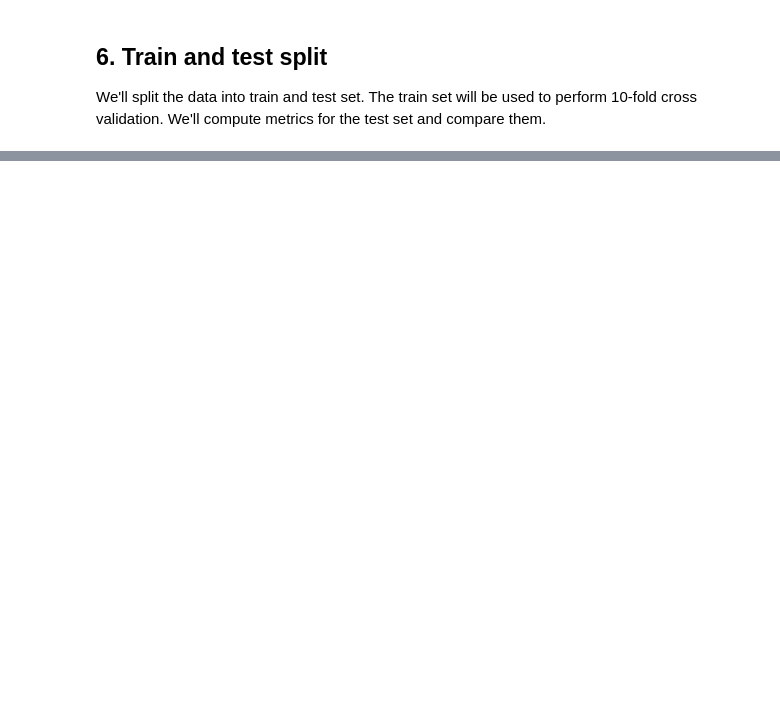
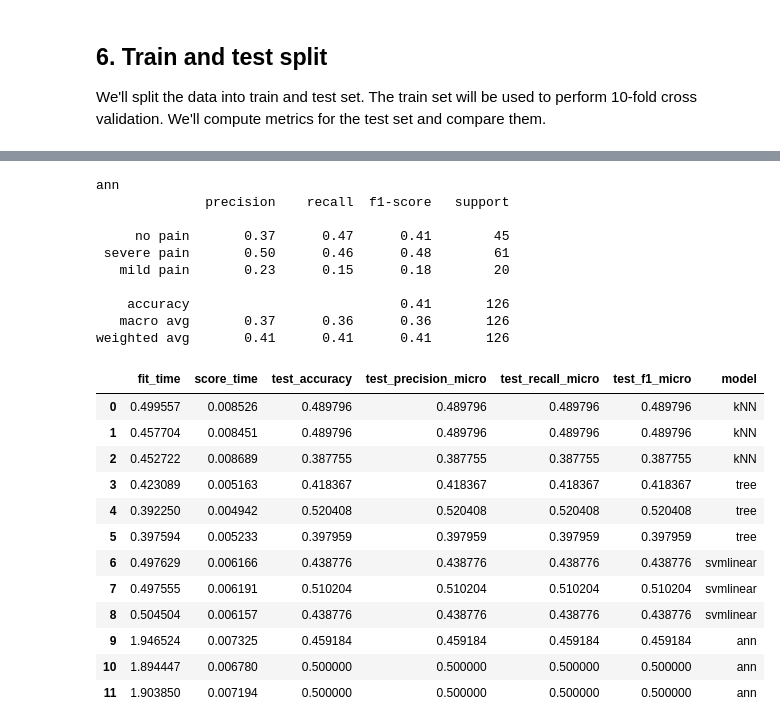
Before and after one commit to victorsanunes/machine-learning-final-project, a Jupyter notebook: notebooks/modeling-v0.ipynb, the cells around one changed output, grey strips where cells are left out. Saved outputs shown, nothing was run; the diff lists cells and outputs as text; code cells hidden in the pictures; blank space fills up the shorter version.

Commit message:
Added experimentation
- Added metrics computation
- Experiments for 3 targets

```diff
--- a/notebooks/modeling-v0.ipynb
+++ b/notebooks/modeling-v0.ipynb
@@ -162,8 +90,0 @@ cv = experiments.cv
-# %%
-from sklearn.model_selection import cross_val_score
-
-result = {}
-for alg, clf in algorithms.items():
-    result[alg] = cross_val_score(clf, X_train, y_train['Costa_superior_agg'], cv=cv)
-
-result_df = pd.DataFrame.from_dict(result)
@@ -183,0 +91,37 @@ result_df
+# %%
+from sklearn.metrics import classification_report
+from sklearn.model_selection import cross_val_score, cross_validate
+
+def run_exps(X_train: pd.DataFrame , y_train: pd.DataFrame, X_test: pd.DataFrame, y_test: pd.DataFrame) -> pd.DataFrame:
+    '''
+    Lightweight script to test many models and find winners
+    :param X_train: training split
+    :param y_train: training target vector
+    :param X_test: test split
+    :param y_test: test target vector
+    :return: DataFrame of predictions
+    '''
+
+    dfs = []
+
+    # results = []
+    names = []
+    scoring = ['accuracy', 'precision_micro', 'recall_micro', 'f1_micro']
+    target_names = ['no pain', 'severe pain', 'mild pain']
+    for name, model in algorithms.items():
+        kfold = cv#StratifiedKFold(n_splits=3, random_state=42, shuffle=True)
+        cv_results = cross_validate(model, X_train, y_train, cv=kfold, scoring=scoring)
+        clf = model.fit(X_train, y_train)
+        y_pred = clf.predict(X_test)
+        print(name)
+        print(classification_report(y_test, y_pred, target_names=target_names))
+        # results.append(cv_results)
+        names.append(name)
+        this_df = pd.DataFrame(cv_results)
+        this_df['model'] = name
+        dfs.append(this_df)
+    final = pd.concat(dfs, ignore_index=True)
+    return final
+# %%
+run_exps(X_train, y_train[target_column], X_test, y_test[target_column])
+# %% [output]
@@ -183,0 +145,23 @@ result_df
+ann
+              precision    recall  f1-score   support
+
+     no pain       0.37      0.47      0.41        45
+ severe pain       0.50      0.46      0.48        61
+   mild pain       0.23      0.15      0.18        20
+
+    accuracy                           0.41       126
+   macro avg       0.37      0.36      0.36       126
+weighted avg       0.41      0.41      0.41       126
+|  | fit_time | score_time | test_accuracy | test_precision_micro | test_recall_micro | test_f1_micro | model |
+| 0 | 0.499557 | 0.008526 | 0.489796 | 0.489796 | 0.489796 | 0.489796 | kNN |
+| 1 | 0.457704 | 0.008451 | 0.489796 | 0.489796 | 0.489796 | 0.489796 | kNN |
+| 2 | 0.452722 | 0.008689 | 0.387755 | 0.387755 | 0.387755 | 0.387755 | kNN |
+| 3 | 0.423089 | 0.005163 | 0.418367 | 0.418367 | 0.418367 | 0.418367 | tree |
+| 4 | 0.392250 | 0.004942 | 0.520408 | 0.520408 | 0.520408 | 0.520408 | tree |
+| 5 | 0.397594 | 0.005233 | 0.397959 | 0.397959 | 0.397959 | 0.397959 | tree |
+| 6 | 0.497629 | 0.006166 | 0.438776 | 0.438776 | 0.438776 | 0.438776 | svmlinear |
+| 7 | 0.497555 | 0.006191 | 0.510204 | 0.510204 | 0.510204 | 0.510204 | svmlinear |
+| 8 | 0.504504 | 0.006157 | 0.438776 | 0.438776 | 0.438776 | 0.438776 | svmlinear |
+| 9 | 1.946524 | 0.007325 | 0.459184 | 0.459184 | 0.459184 | 0.459184 | ann |
+| 10 | 1.894447 | 0.006780 | 0.500000 | 0.500000 | 0.500000 | 0.500000 | ann |
+| 11 | 1.903850 | 0.007194 | 0.500000 | 0.500000 | 0.500000 | 0.500000 | ann |
```
Also changed, not shown: parts of 14 cells of this notebook.
